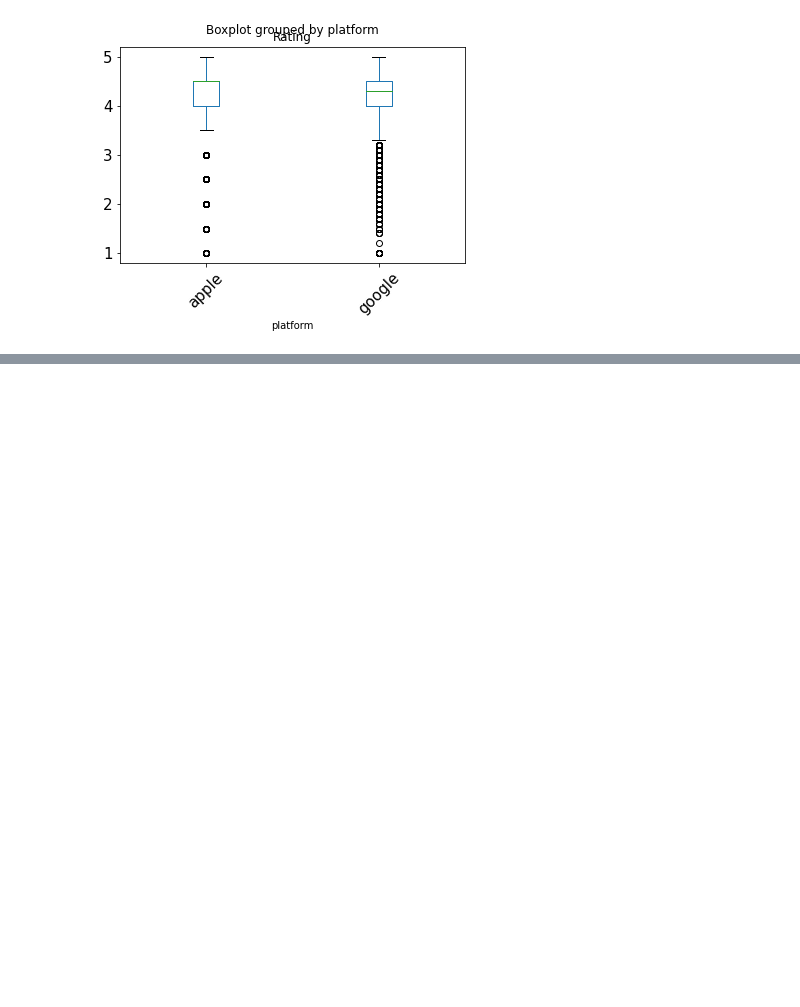
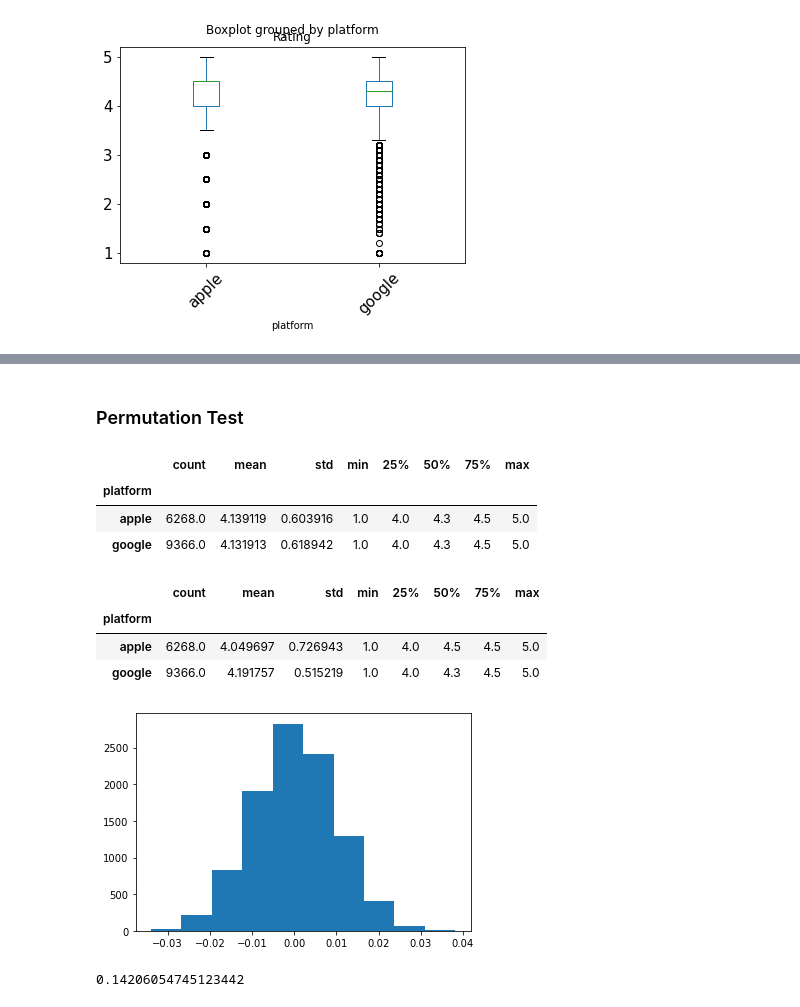
Before and after one commit to anidurg/Springboard, a Jupyter notebook: Tier_1_App_project.ipynb, the cells around one changed output, grey strips where cells are left out. Saved outputs shown, nothing was run; the diff lists cells and outputs as text; code cells hidden in the pictures; blank space fills up the shorter version.

```diff
--- a/Tier_1_App_project.ipynb
+++ b/Tier_1_App_project.ipynb
@@ -267,0 +317,55 @@ df.boxplot(by='platform', column ='Rating', grid=False, rot=45, fontsize=15)
+# %% [markdown]
+### Permutation Test
+# %%
+# Create a column called `Permutation1`, and assign to it the result of permuting (shuffling) the Rating column
+
+df['Permutation1'] = np.random.permutation(df['Rating'])
+
+# Call the describe() method on our permutation grouped by 'platform'.
+df.groupby(by='platform')['Permutation1'].describe()
+# %% [output]
+|  | count | mean | std | min | 25% | 50% | 75% | max |
+| platform |  |  |  |  |  |  |  |  |
+| apple | 6268.0 | 4.139119 | 0.603916 | 1.0 | 4.0 | 4.3 | 4.5 | 5.0 |
+| google | 9366.0 | 4.131913 | 0.618942 | 1.0 | 4.0 | 4.3 | 4.5 | 5.0 |
+# %%
+# Lets compare with the previous analytical summary: use df.groupby(by='platform')['Rating'].describe()
+df.groupby(by='platform')['Rating'].describe()
+# %% [output]
+|  | count | mean | std | min | 25% | 50% | 75% | max |
+| platform |  |  |  |  |  |  |  |  |
+| apple | 6268.0 | 4.049697 | 0.726943 | 1.0 | 4.0 | 4.5 | 4.5 | 5.0 |
+| google | 9366.0 | 4.191757 | 0.515219 | 1.0 | 4.0 | 4.3 | 4.5 | 5.0 |
+# %%
+# The difference in the means for Permutation1 (0.001103) now looks hugely different to our observed difference of 0.14206.
+# It's sure starting to look like our observed difference is significant, and that the Null is false; platform does impact on ratings
+# But to be sure, let's create 10,000 permutations, calculate the mean ratings for Google and Apple apps and the difference between these for each one, and then take the average of all of these differences.
+# Let's create a vector with the differences - that will be the distibution of the Null.
+
+# First, make a list called difference.
+difference = list()
+
+# Now make a for loop that does the following 10,000 times:
+# 1. makes a permutation of the 'Rating' as you did above
+# 2. calculates the difference in the mean rating for apple and the mean rating for google.
+# Hint: the code for (2) will look like this: difference.append(np.mean(permutation[df['platform']=='apple']) - np.mean(permutation[df['platform']=='google']))
+for i in range(10000):
+    permutation = np.random.permutation(df['Rating'])
+    difference.append(np.mean(permutation[df['platform']=='apple']) - np.mean(permutation[df['platform']=='google']))
+# %%
+# Make a variable called 'histo', and assign to it the result of plotting a histogram of the difference list.
+
+histo = plt.hist(difference)
+# %% [output]
+[figure, added]
+# %%
+# Now make a variable called obs_difference, and assign it the result of the mean of our 'apple' variable and the mean of our 'google variable'
+obs_difference = np.mean(apple) - np.mean(google)
+
+# Make this difference absolute with the built-in abs() function.
+obs_difference = abs(obs_difference)
+
+# Print out this value; it should be 0.1420605474512291.
+obs_difference
+# %% [output]
+0.14206054745123442
```
Also changed, not shown: parts of 7 cells of this notebook.
